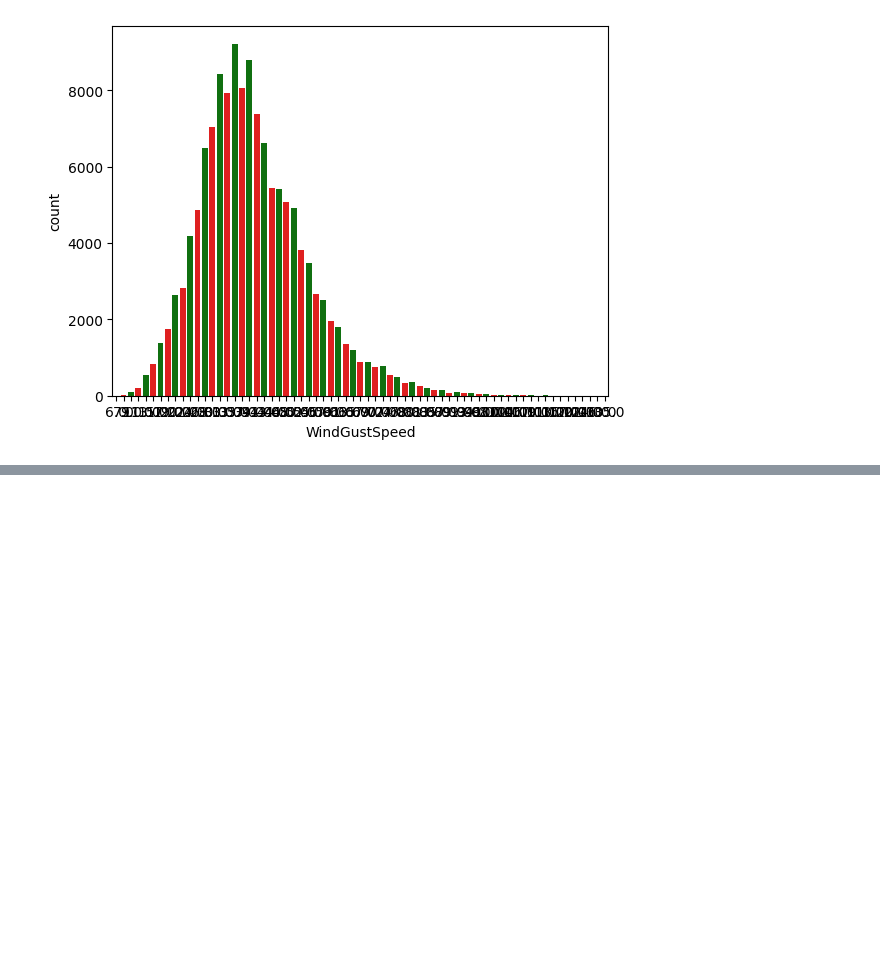
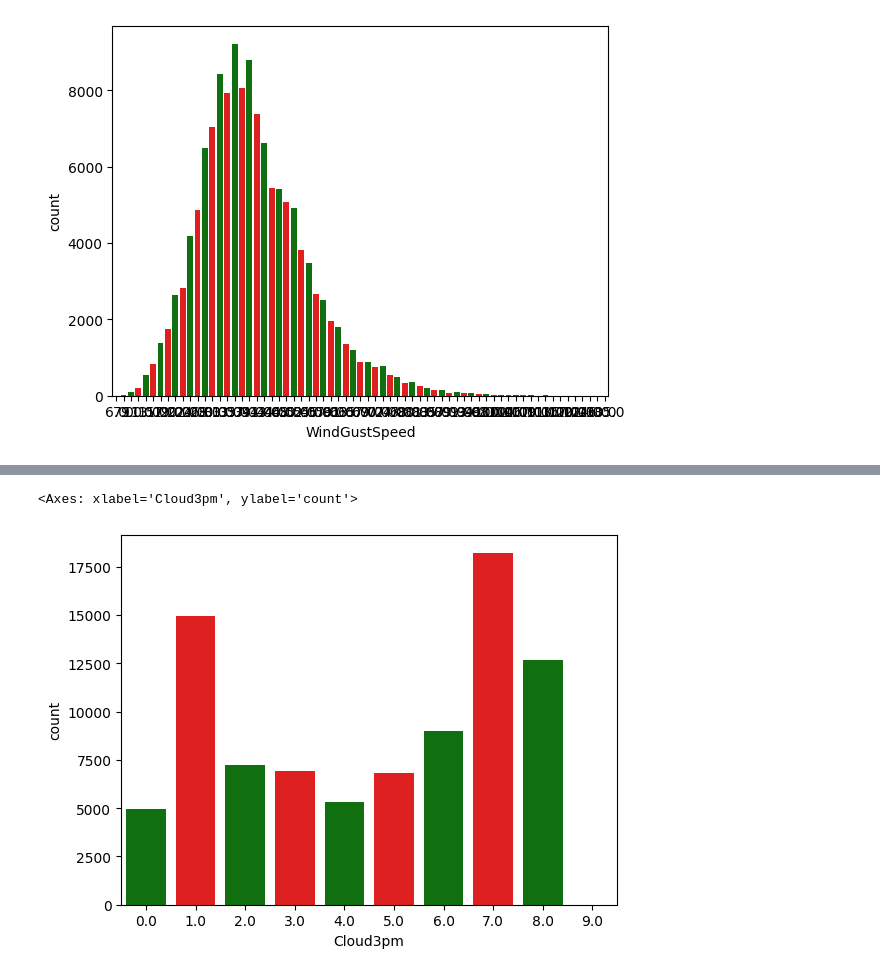
Before and after one commit to abhilashasrivastava/Rain_Prediction, a Jupyter notebook: Rain_Prediction.ipynb, the cells around one changed output, grey strips where cells are left out. Cells and saved outputs as stored; diff of their text form; code cells hidden in the pictures; blank space fills up the shorter version.

```diff
--- a/Rain_Prediction.ipynb
+++ b/Rain_Prediction.ipynb
@@ -158,0 +165,6 @@ sns.countplot(x=df['WindGustSpeed'], palette=col3)
+# %%
+col5=['green','red']
+sns.countplot(x=df['Cloud3pm'], palette=col5)
+# %% [output]
+<Axes: xlabel='Cloud3pm', ylabel='count'>
+[figure, added]
```
Also changed, not shown: parts of 1 cell of this notebook.
